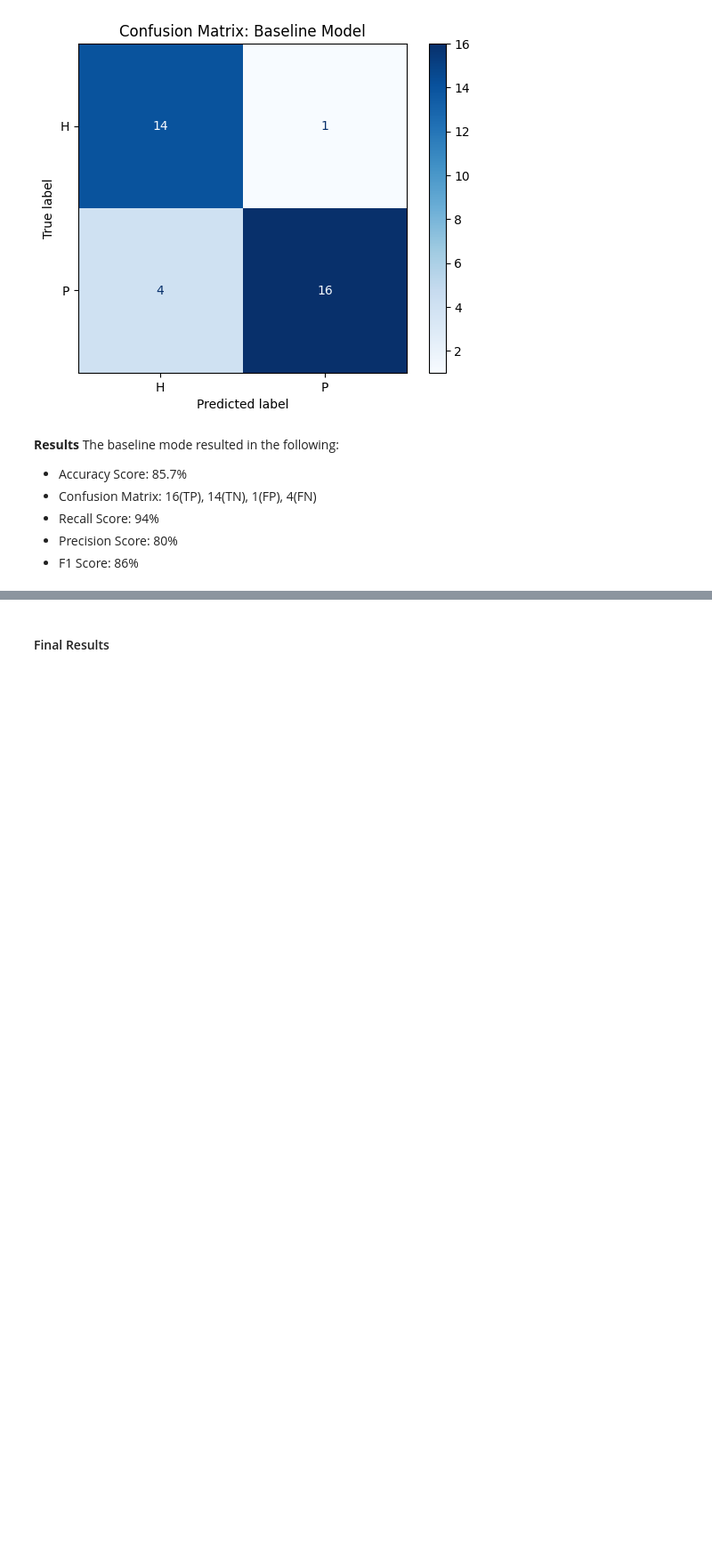
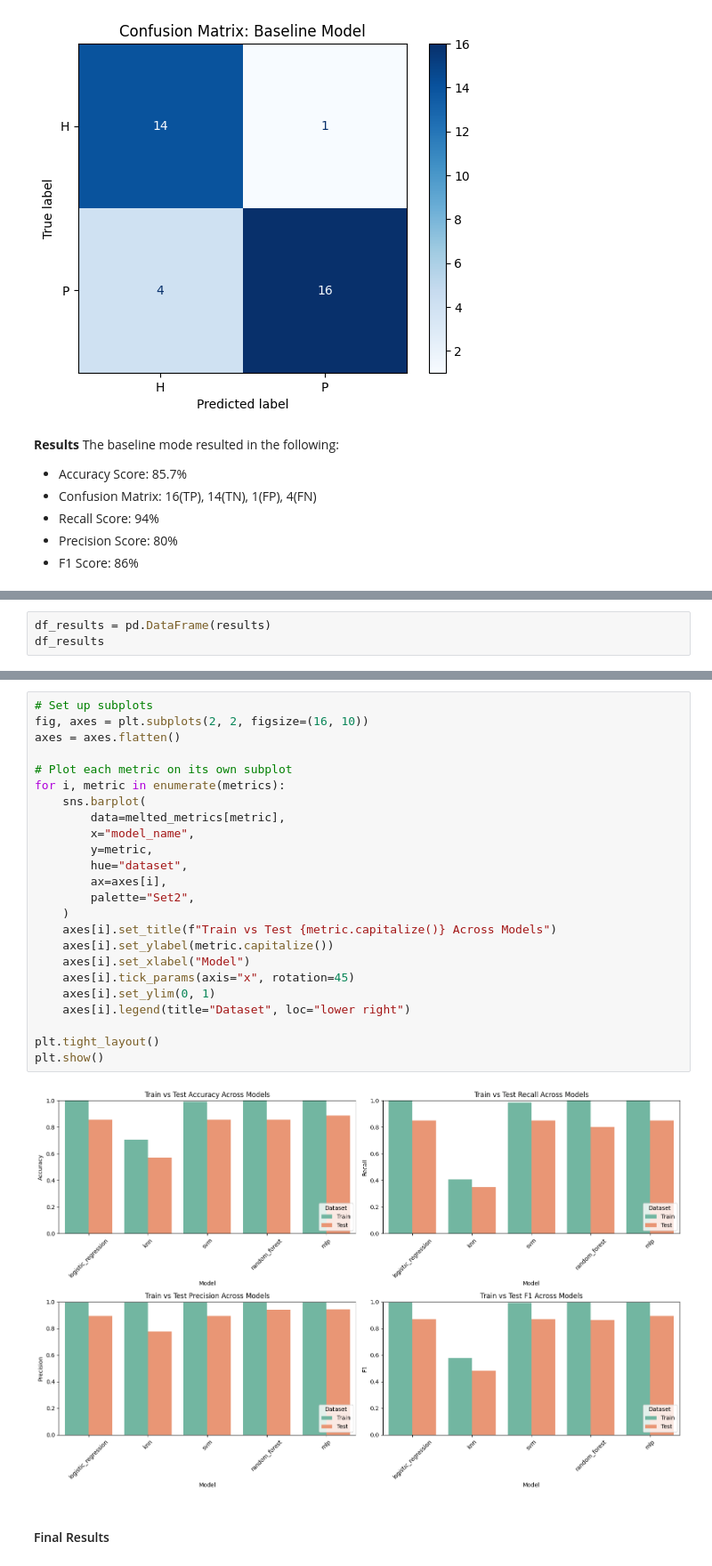
Before and after one commit to HJensen1017/alzheimers-detection, a Jupyter notebook: main.ipynb, the cells around one changed output, grey strips where cells are left out. Shown: that part at 89% size. Drawn from its saved outputs; the diff is of its cells as text; blank space fills up the shorter version.

```diff
--- a/main.ipynb
+++ b/main.ipynb
@@ -168,0 +257,3 @@ The baseline mode resulted in the following:
+# %%
+df_results = pd.DataFrame(results)
+df_results
@@ -169,2 +327,28 @@ The baseline mode resulted in the following:
+# %%
+# Set up subplots
+fig, axes = plt.subplots(2, 2, figsize=(16, 10))
+axes = axes.flatten()
+
+# Plot each metric on its own subplot
+for i, metric in enumerate(metrics):
+    sns.barplot(
+        data=melted_metrics[metric],
+        x="model_name",
+        y=metric,
+        hue="dataset",
+        ax=axes[i],
+        palette="Set2",
+    )
+    axes[i].set_title(f"Train vs Test {metric.capitalize()} Across Models")
+    axes[i].set_ylabel(metric.capitalize())
+    axes[i].set_xlabel("Model")
+    axes[i].tick_params(axis="x", rotation=45)
+    axes[i].set_ylim(0, 1)
+    axes[i].legend(title="Dataset", loc="lower right")
+
+plt.tight_layout()
+plt.show()
+# %% [output]
+[figure, added]
 # %% [markdown]
 #### Final Results
```
Also changed, not shown: parts of 11 cells of this notebook.
